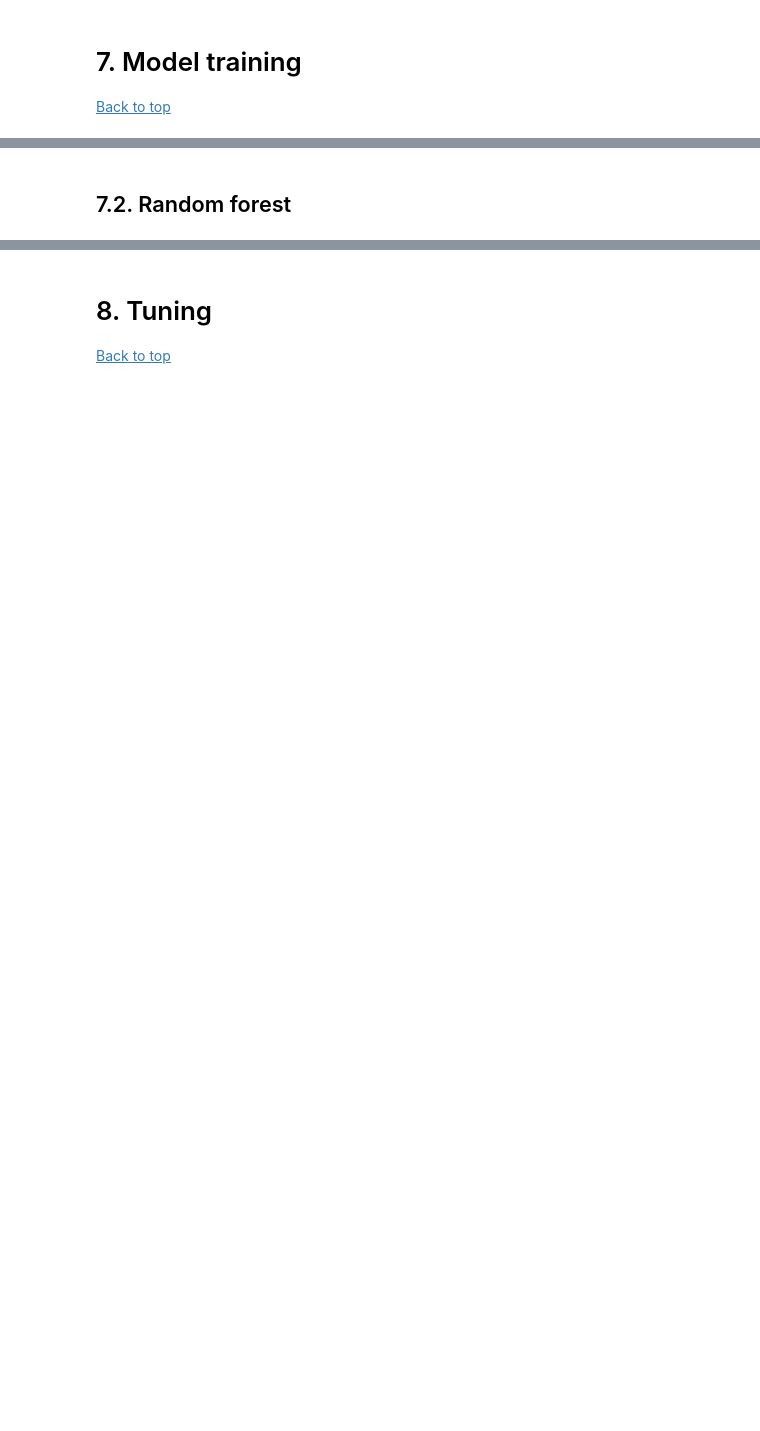
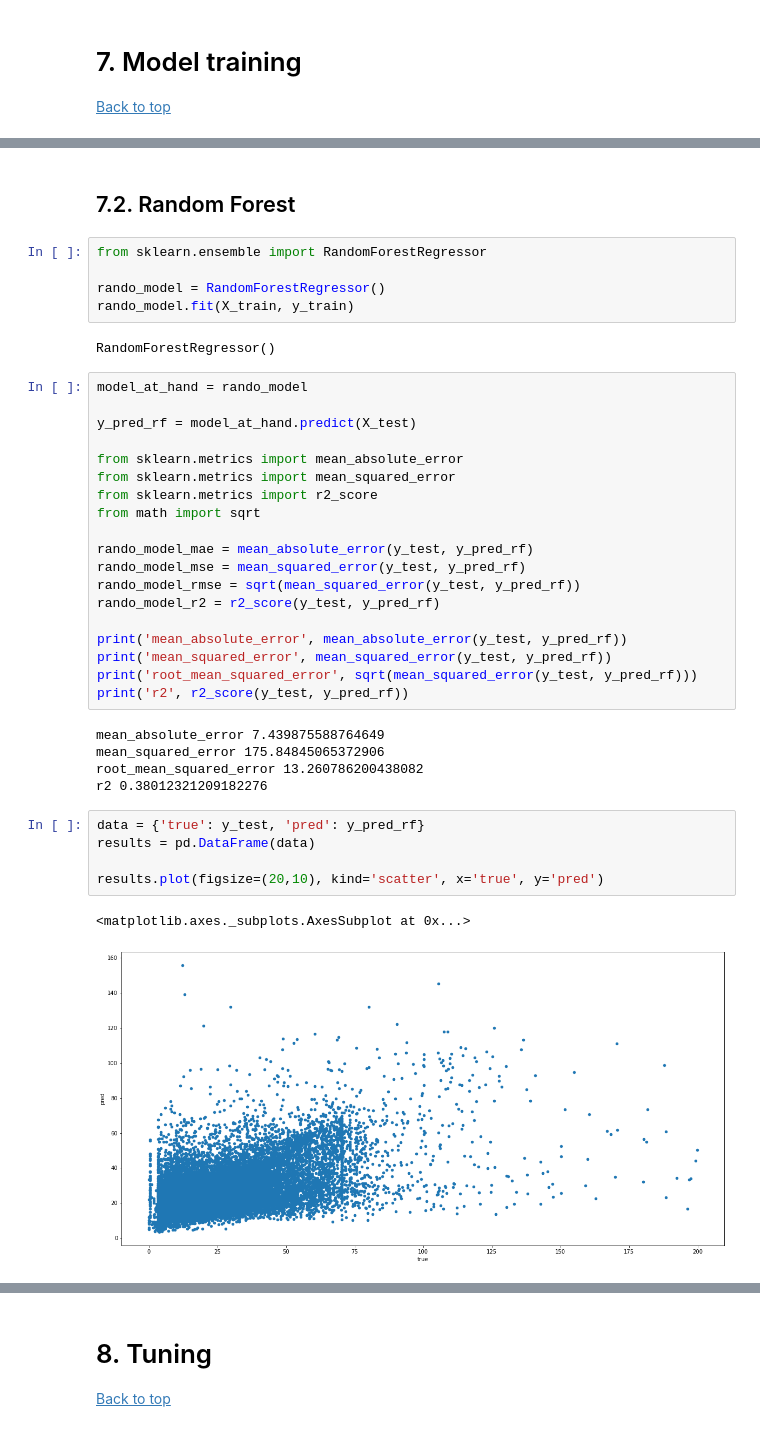
Before and after one commit to mcarhuasn/MasterDS-NewYorkTaxiAnalysis, a Jupyter notebook: Presentable notebook.ipynb, the cells around one changed output, grey strips where cells are left out. Saved outputs shown, nothing was run; the diff lists cells and outputs as text; blank space fills up the shorter version.

```diff
--- a/Presentable notebook.ipynb
+++ b/Presentable notebook.ipynb
@@ -775,2 +957,41 @@ nyc_taxi_with_weather.head()
 # %% [markdown]
-## 7.2. Random forest <a id='random_forest'></a>
+## 7.2. Random Forest <a id='random_forest'></a>
+# %%
+from sklearn.ensemble import RandomForestRegressor
+
+rando_model = RandomForestRegressor()
+rando_model.fit(X_train, y_train)
+# %% [output]
+RandomForestRegressor()
+# %%
+model_at_hand = rando_model
+
+y_pred_rf = model_at_hand.predict(X_test)
+
+from sklearn.metrics import mean_absolute_error
+from sklearn.metrics import mean_squared_error
+from sklearn.metrics import r2_score
+from math import sqrt
+
+rando_model_mae = mean_absolute_error(y_test, y_pred_rf)
+rando_model_mse = mean_squared_error(y_test, y_pred_rf)
+rando_model_rmse = sqrt(mean_squared_error(y_test, y_pred_rf))
+rando_model_r2 = r2_score(y_test, y_pred_rf)
+
+print('mean_absolute_error', mean_absolute_error(y_test, y_pred_rf))
+print('mean_squared_error', mean_squared_error(y_test, y_pred_rf))
+print('root_mean_squared_error', sqrt(mean_squared_error(y_test, y_pred_rf)))
+print('r2', r2_score(y_test, y_pred_rf))
+# %% [output]
+mean_absolute_error 7.439875588764649
+mean_squared_error 175.84845065372906
+root_mean_squared_error 13.260786200438082
+r2 0.38012321209182276
+# %%
+data = {'true': y_test, 'pred': y_pred_rf}
+results = pd.DataFrame(data)
+
+results.plot(figsize=(20,10), kind='scatter', x='true', y='pred')
+# %% [output]
+<matplotlib.axes._subplots.AxesSubplot at 0x...>
+[figure, added]
```
Also changed, not shown: parts of 35 cells of this notebook.
